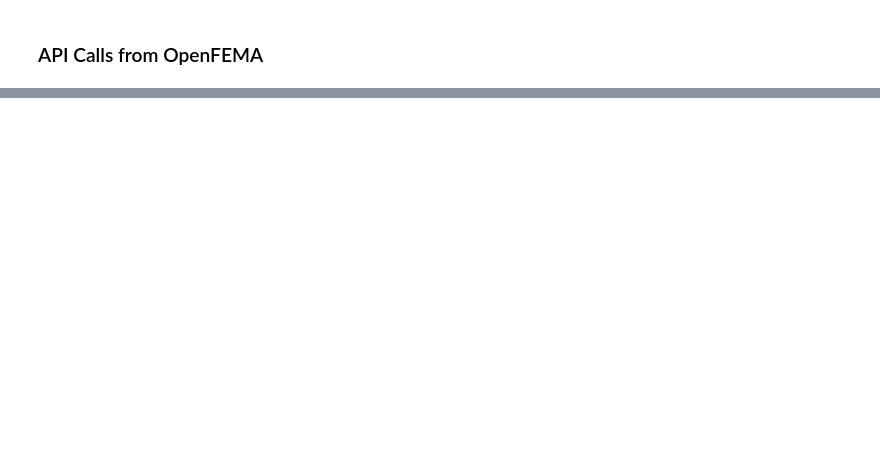
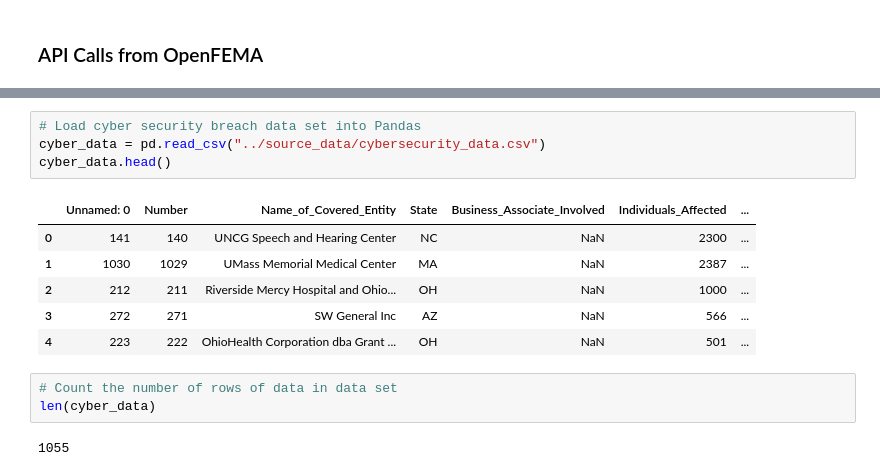
Before and after one commit to eglulu6/Project_1_Team_Platypus, a Jupyter notebook: API Calls/APICalls.ipynb, the cells around one changed output, grey strips where cells are left out. Drawn from its saved outputs; the diff is of its cells as text; blank space fills up the shorter version.

Commit message:
New changes to APICalls file, also includes code from cyber_code

```diff
--- a/API Calls/APICalls.ipynb
+++ b/API Calls/APICalls.ipynb
@@ -37,0 +10,16 @@ pprint(response)
+# %%
+# Load cyber security breach data set into Pandas
+cyber_data = pd.read_csv("../source_data/cybersecurity_data.csv")
+cyber_data.head()
+# %% [output]
+|  | Unnamed: 0 | Number | Name_of_Covered_Entity | State | Business_Associate_Involved | Individuals_Affected | ... |
+| 0 | 141 | 140 | UNCG Speech and Hearing Center | NC | NaN | 2300 | ... |
+| 1 | 1030 | 1029 | UMass Memorial Medical Center | MA | NaN | 2387 | ... |
+| 2 | 212 | 211 | Riverside Mercy Hospital and Ohio... | OH | NaN | 1000 | ... |
+| 3 | 272 | 271 | SW General Inc | AZ | NaN | 566 | ... |
+| 4 | 223 | 222 | OhioHealth Corporation dba Grant ... | OH | NaN | 501 | ... |
+# %%
+# Count the number of rows of data in data set
+len(cyber_data)
+# %% [output]
+1055
```
Also changed, not shown: parts of 14 cells of this notebook, 1 other file.
